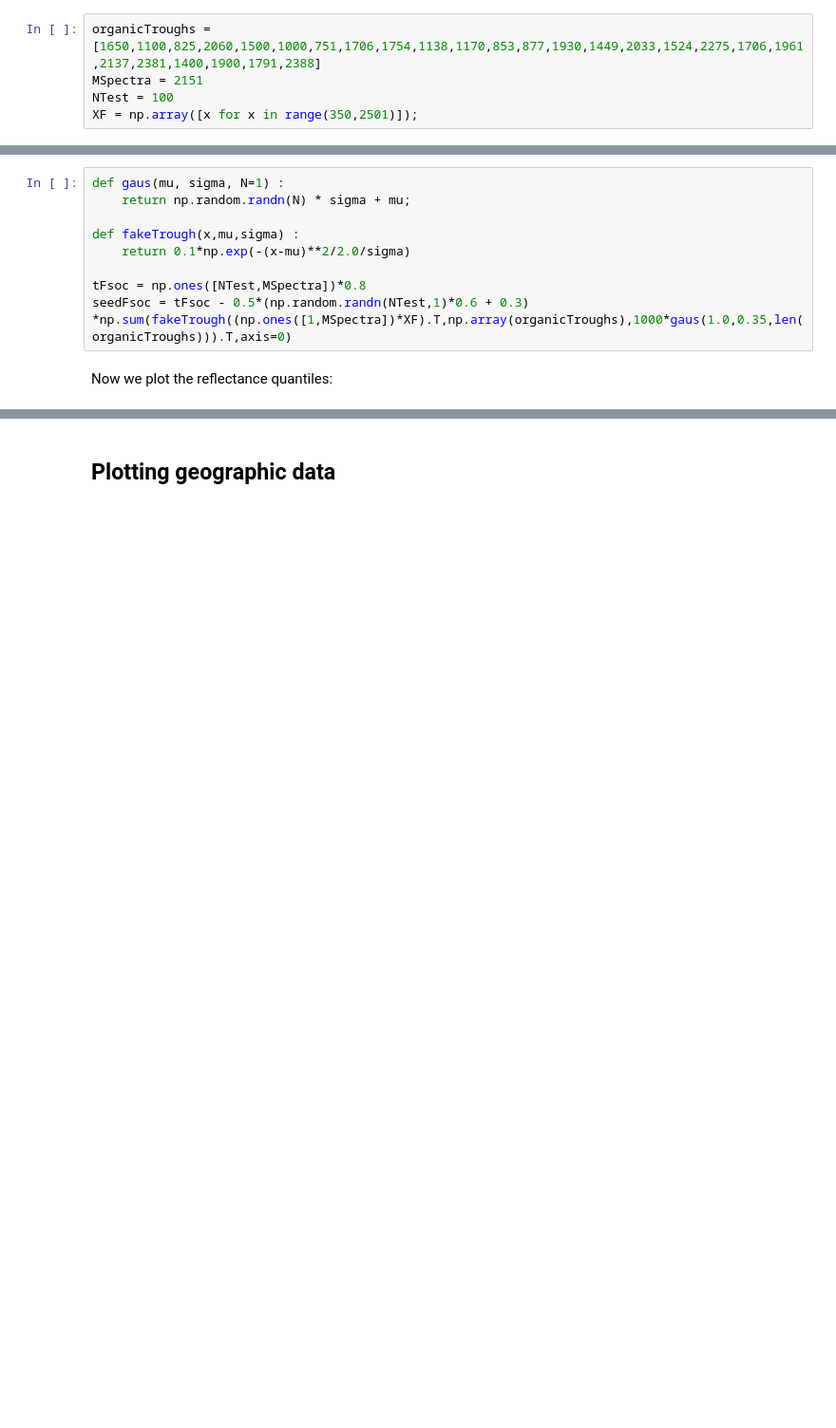
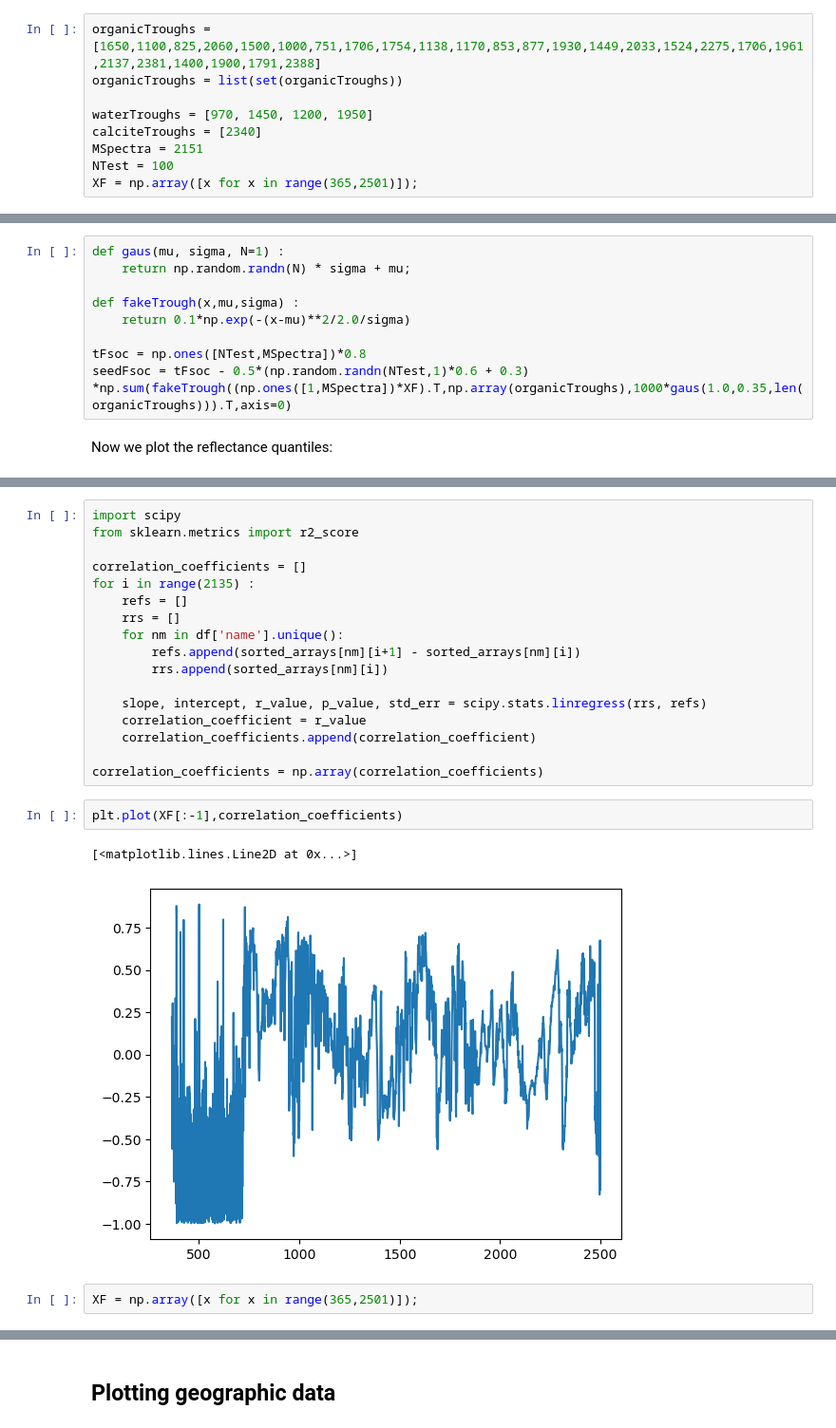
Before and after one commit to sujaynr/RaCA-Analysis, a Jupyter notebook: dataAnalysis.ipynb, the cells around one changed output, grey strips where cells are left out. Shown at 95% size. Cells and saved outputs as stored; diff of their text form; blank space fills up the shorter version.

```diff
--- a/dataAnalysis.ipynb
+++ b/dataAnalysis.ipynb
@@ -215,9 +888,13 @@ Here is some sample code to generate nice plots of posterior distributions of $f
 Immediately below are a list of wavelengths associated to spectral absorption by organic functional groups, as well as some helper variables.
 # %%
 organicTroughs = [1650,1100,825,2060,1500,1000,751,1706,1754,1138,1170,853,877,1930,1449,2033,1524,2275,1706,1961,2137,2381,1400,1900,1791,2388]
+organicTroughs = list(set(organicTroughs))
+
+waterTroughs = [970, 1450, 1200, 1950]
+calciteTroughs = [2340]
 MSpectra = 2151
 NTest = 100
-XF = np.array([x for x in range(350,2501)]);
+XF = np.array([x for x in range(365,2501)]);
 # %% [markdown]
 Here we generate 100 fake seed spectra at random:
 # %%
@@ -233,0 +949,24 @@ Now we plot the reflectance quantiles:
+# %%
+import scipy
+from sklearn.metrics import r2_score
+
+correlation_coefficients = []
+for i in range(2135) :
+    refs = []
+    rrs = []
+    for nm in df['name'].unique():
+        refs.append(sorted_arrays[nm][i+1] - sorted_arrays[nm][i])
+        rrs.append(sorted_arrays[nm][i])
+
+    slope, intercept, r_value, p_value, std_err = scipy.stats.linregress(rrs, refs)
+    correlation_coefficient = r_value
+    correlation_coefficients.append(correlation_coefficient)
+
+correlation_coefficients = np.array(correlation_coefficients)
+# %%
+plt.plot(XF[:-1],correlation_coefficients)
+# %% [output]
+[<matplotlib.lines.Line2D at 0x...>]
+[figure, added]
+# %%
+XF = np.array([x for x in range(365,2501)]);
```
Also changed, not shown: parts of 45 cells of this notebook, 2 other files.
